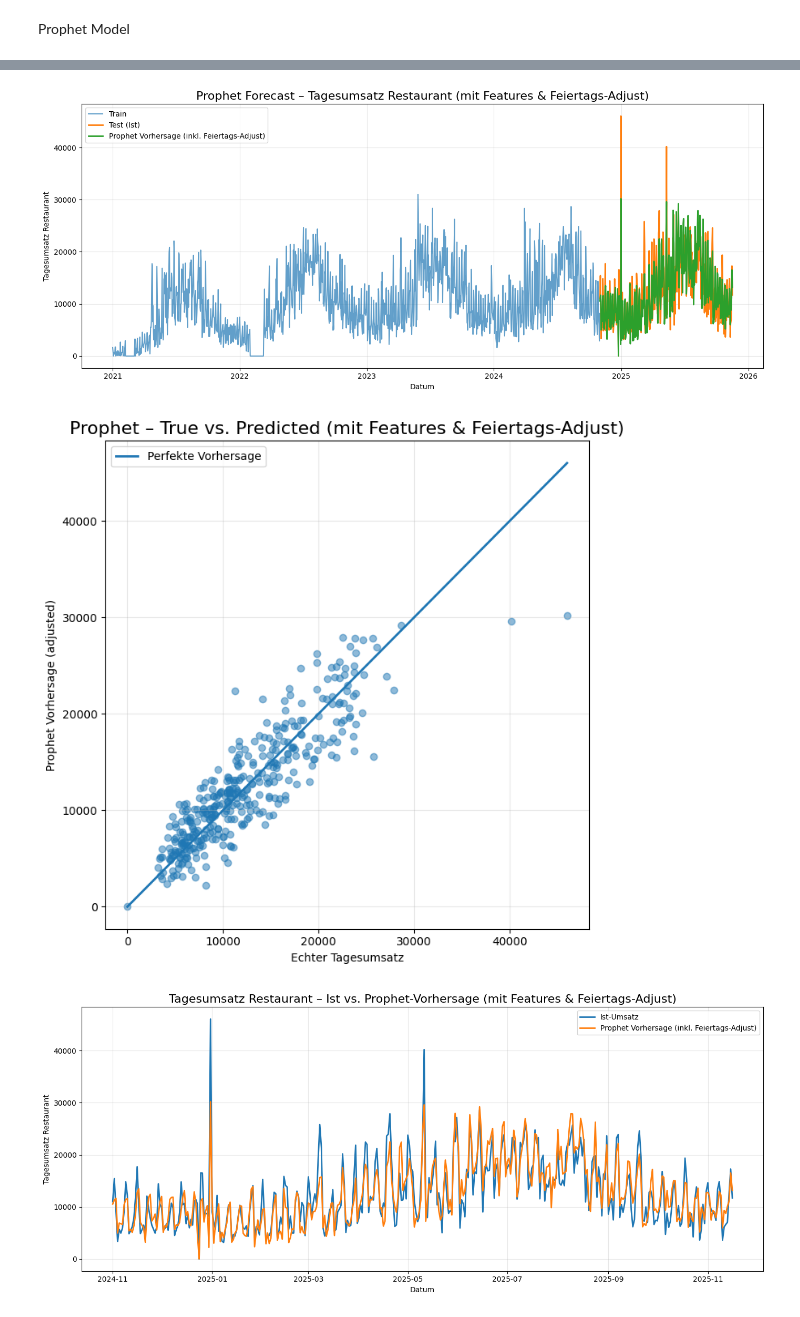
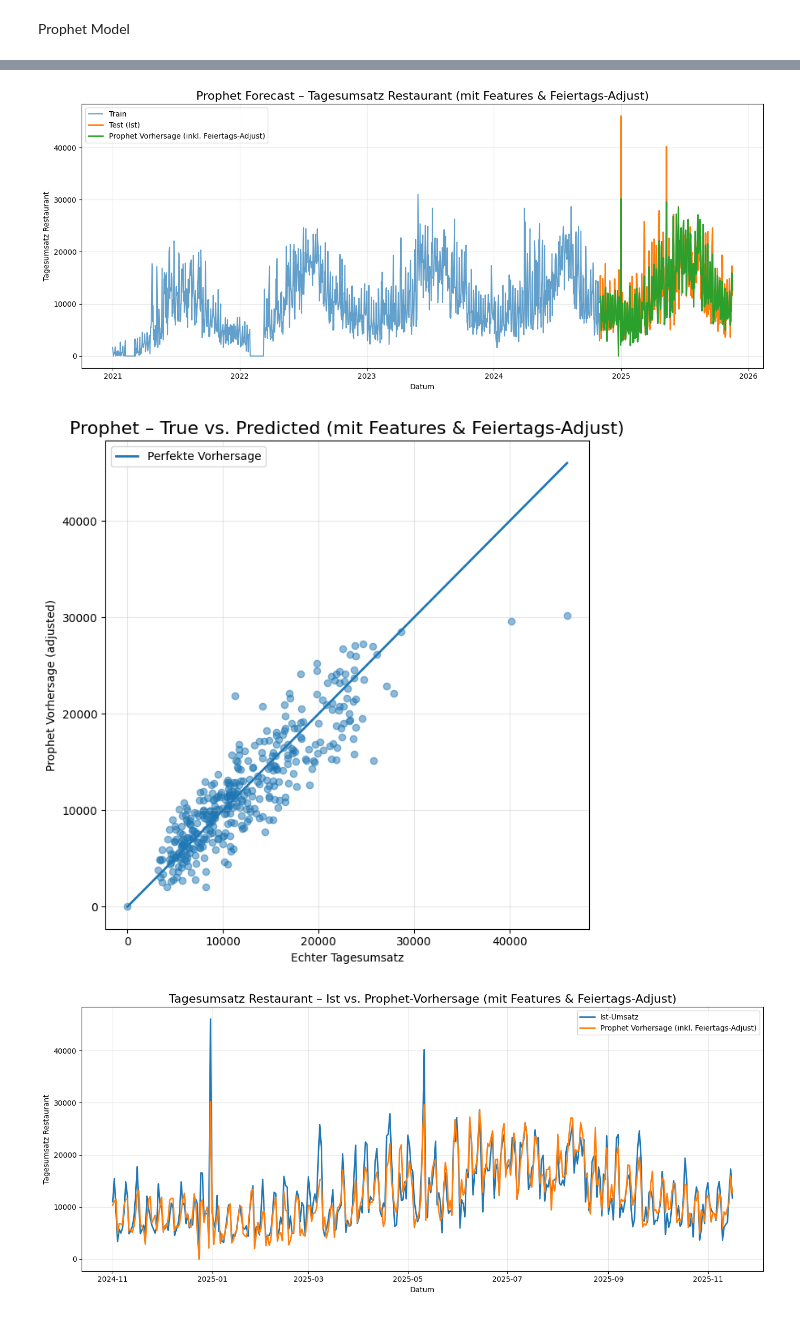
Before and after one commit to Luggias/DSF_Group_Project, a Jupyter notebook: Prophet_model.ipynb, the cells around one changed output, grey strips where cells are left out. Saved outputs shown, nothing was run; the diff lists cells and outputs as text; code cells hidden in the pictures.

Commit message:
Upgraded Prophet Model (done)

```diff
--- a/Prophet_model.ipynb
+++ b/Prophet_model.ipynb
@@ -3,22 +19,6 @@ Prophet Model
 # %%
-import pandas as pd
-import numpy as np
-import matplotlib.pyplot as plt
-
-from prophet import Prophet
-from sklearn.metrics import mean_squared_error, r2_score, mean_absolute_error
-
-from helper_functions import (
-    is_christmas,
-    is_mothers_day,
-    is_special_day,
-    mothers_day,
-    is_silvester,
-    holiday_average_last_3_years
-)
-
 # ============================================
-# 1) Daten laden
+# 1) Daten laden und kleine Anpassungen machen
 # ============================================
 df = pd.read_csv("data/dataset-merged-2.csv")
 df["Datum"] = pd.to_datetime(df["Datum"])
@@ -27,9 +27,10 @@ df = df.sort_values("Datum")
 # Kopie mit Datum-Spalte für Feiertags-Helper
 df_full = df.copy()
 
-# 1.1) Spalten entfernen, die Umsatzbestandteile sind (sonst data leakage)
+# Spalten entfernen, die Umsatzbestandteile sind um Data Leakage zu vermeiden
 df = df.drop(columns=["Terrasse", "Restaurant"], errors="ignore")
 
+# Target variable definieren
 target_col = "Tagesumsatz Restaurant"
 
 # ============================================
@@ -37,12 +38,15 @@ target_col = "Tagesumsatz Restaurant"
 #    tägliche Frequenz + Lücken füllen
 # ============================================
 df = df.set_index("Datum").asfreq("D")
+
+#Sicherheitshalber forward und backward fill eingebaut
+#Bräuchte es eigentlich nicht, weil Dataset bereits clean ist
 df = df.ffill().bfill()
 
-# alle numerischen Spalten
+# alle numerischen Spalten (unsere features)
 num_cols = df.select_dtypes(include=["number"]).columns
 
-# Ziel + Regressoren
+# Ziel (target varaible) + Regressoren (Feature)
 regressors = [c for c in num_cols if c != target_col]
 
 print("Zielvariable:", target_col)
@@ -51,8 +55,9 @@ print("Regressoren :", regressors)
 # Prophet-DataFrame: ds, y, plus alle Regressoren
 df_p = df.reset_index().rename(columns={"Datum": "ds", target_col: "y"})
 
+
 # ============================================
-# 3) Train/Test-Split (zeitbasiert)
+# 3a) Train/Test-Split (zeitbasiert)
 # ============================================
 split_date = pd.Timestamp("2024-11-01")
 train = df_p[df_p["ds"] < split_date].copy()
@@ -77,18 +82,24 @@ m = Prophet(
     weekly_seasonality=True,
     yearly_seasonality=True,
     seasonality_mode="multiplicative",
-    changepoint_prior_scale=0.3,   # Standard 0.05 → mehr Trendflexibilität
+    changepoint_prior_scale=0.16,   # Standard 0.05 → wir wollen mehr Trendflexibilität
 )
-m.add_seasonality(name='yearly_extra', period=365.25, fourier_order=15)
+
+#um die Vorhersage für das Frühjahr zu verbessern, extra Saisonalität einbauen
+m.add_seasonality(name='yearly_extra', period=365.25, fourier_order=16)
 
 # alle numerischen Zusatzfeatures als Regressoren
 for reg in regressors:
     m.add_regressor(reg)
 
 # ============================================
-# 5) Modell fitten (train enthält y + alle Regressoren)
+# 5) Modell fitten (train enthält y + alle Regressoren (features))
 # ============================================
 m.fit(train[["ds", "y"] + regressors])
+
+# Prophet schätzt jetzt den Trend,
+# wöchentliche und jährliche Saisonalität und
+# die Effekte der Regressoren
 
 # ============================================
 # 6) Zukunfts-DataFrame erzeugen (Train + Test Zeitraum)
@@ -290,13 +301,13 @@ MAPE         : 21.08%
 
 Weihnachten im Testset (24.12.):
 |  | Datum | Ist | Vorhersage |
 | 1453 | 2024-12-24 | 8.6 | 24.866667 |
 Silvester im Testset (31.12.):
 |  | Datum | Ist | Vorhersage |
 | 1460 | 2024-12-31 | 46032.2 | 30177.766667 |
 Muttertag im Testset:
 |  | Datum | Ist | Vorhersage |
 | 1591 | 2025-05-11 | 40176.1 | 29589.666667 |
 [figure]
-[figure, old version]
+[figure, new version]
-[figure, old version]
+[figure, new version]
```
Also changed, not shown: parts of 4 cells of this notebook.
